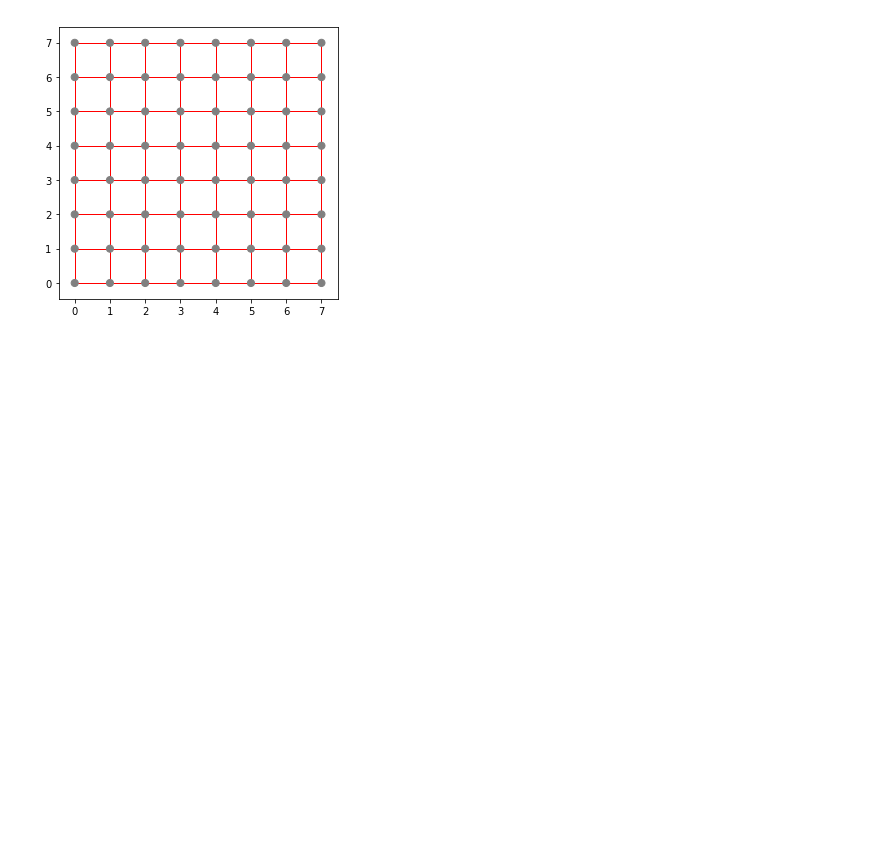
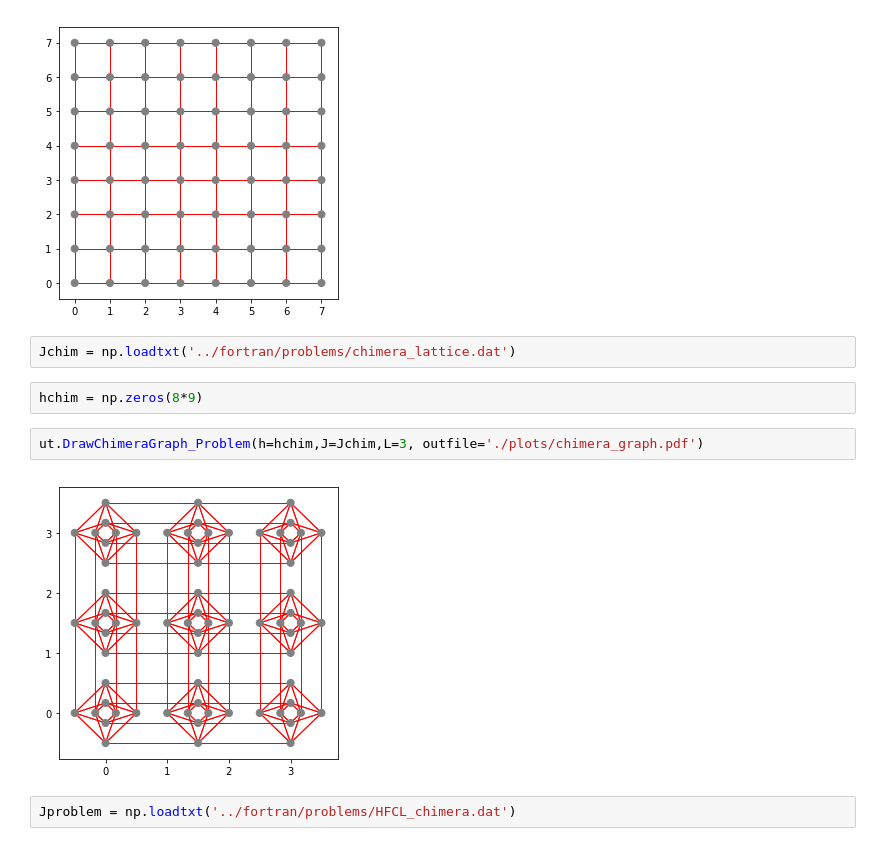
Before and after one commit to alexzucca90/spin-glasses, a Jupyter notebook: python/spin-glasses.ipynb, the cells around one changed output. Saved outputs shown, nothing was run; the diff lists cells and outputs as text; blank space fills up the shorter version.

```diff
--- a/python/spin-glasses.ipynb
+++ b/python/spin-glasses.ipynb
@@ -22,3 +26,13 @@ Jconn = np.loadtxt('../fortran/problems/square_lattice.dat')
 ut.DrawSquareLattice_Problem(h=h,J=Jconn,L=8)
 # %% [output]
 [figure]
+# %%
+Jchim = np.loadtxt('../fortran/problems/chimera_lattice.dat')
+# %%
+hchim = np.zeros(8*9)
+# %%
+ut.DrawChimeraGraph_Problem(h=hchim,J=Jchim,L=3, outfile='./plots/chimera_graph.pdf')
+# %% [output]
+[figure, added]
+# %%
+Jproblem = np.loadtxt('../fortran/problems/HFCL_chimera.dat')
```
Also changed, not shown: parts of 3 cells of this notebook, 21 other files.
